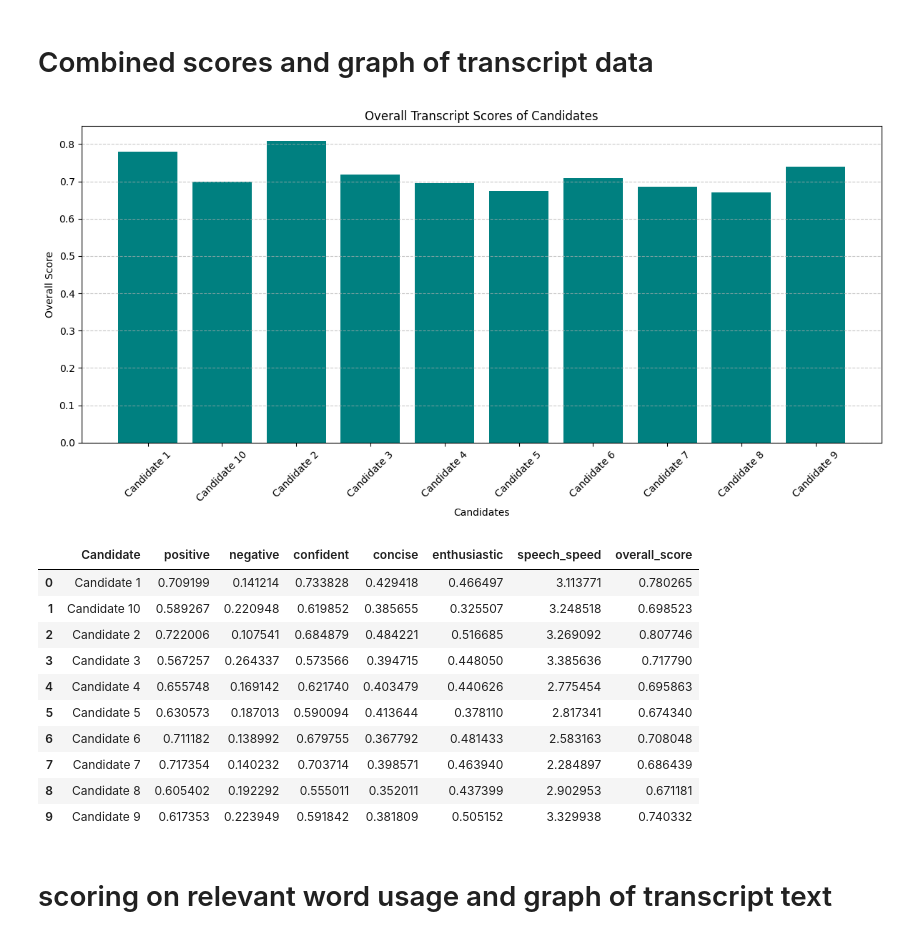
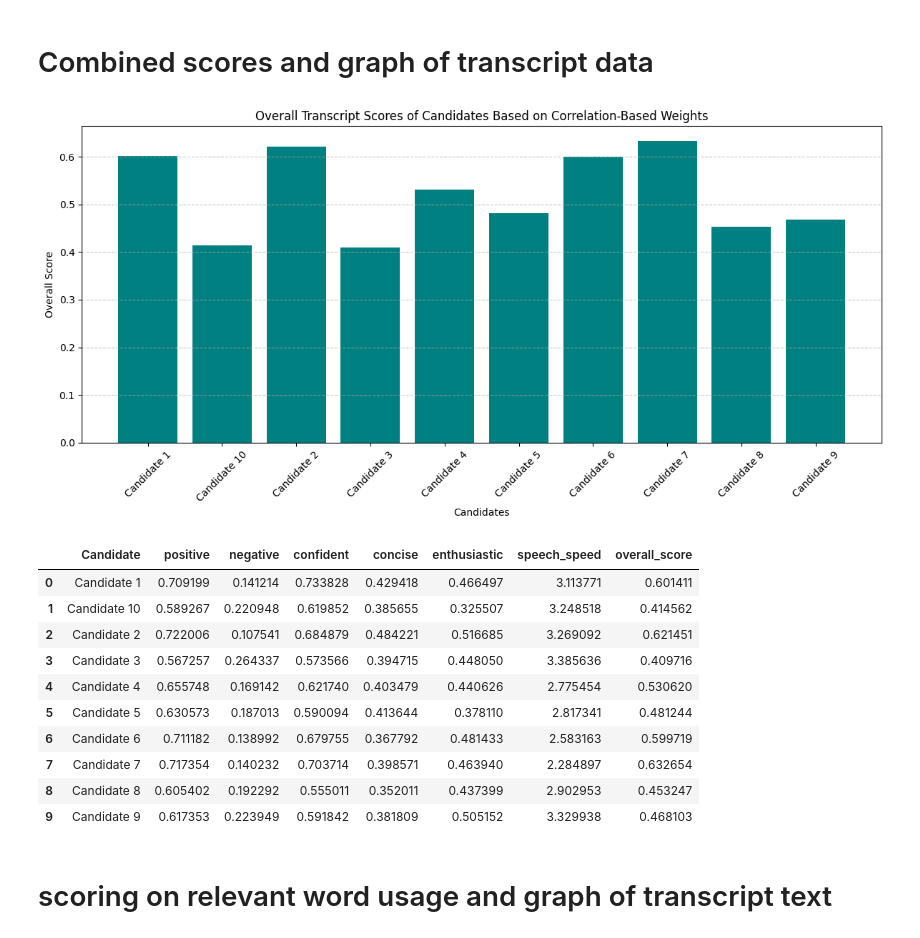
Before and after one commit to Namita-Meena/I-m-beside-you-task, a Jupyter notebook: CDC task 2.ipynb, the cells around one changed output. Saved outputs shown, nothing was run; the diff lists cells and outputs as text; code cells hidden in the pictures.

```diff
--- a/CDC task 2.ipynb
+++ b/CDC task 2.ipynb
@@ -365,6 +483,7 @@ all_candidates_scores
 # %% [markdown]
 # Combined scores and graph of transcript data
 # %%
+# Required Libraries
 import pandas as pd
 import matplotlib.pyplot as plt
 
@@ -381,54 +500,54 @@ data = {
 }
 
 # Convert the data into a DataFrame
 df = pd.DataFrame(data)
 
-# Define the weightages for each metric
+# Define the updated weightages based on the correlation values provided
 weights = {
-    'positive': 0.20,
-    'negative': -0.10,  # Inverted as lower scores are better
-    'confident': 0.25,
-    'concise': 0.15,
-    'enthusiastic': 0.20,
-    'speech_speed': 0.10  # Assuming closer to average is better, we can normalize this if needed
+    'positive': 0.346187,
+    'negative': -0.346187,  # Inverted as lower scores are better
+    'confident': 0.415442,
+    'concise': 0.297135,
+    'enthusiastic': 0.348528,
+    'speech_speed': -0.061104  # Inverted as lower correlation is better
 }
 
-# Calculate the overall score for each candidate based on weightages
+# Calculate the overall score for each candidate based on the updated weightages
 df['overall_score'] = (
     df['positive'] * weights['positive'] +
     df['negative'] * weights['negative'] +
     df['confident'] * weights['confident'] +
     df['concise'] * weights['concise'] +
     df['enthusiastic'] * weights['enthusiastic'] +
     df['speech_speed'] * weights['speech_speed']
 )
 
 # Plotting the overall scores
 plt.figure(figsize=(12, 6))
 plt.bar(df['Candidate'], df['overall_score'], color='teal')
-plt.title('Overall Transcript Scores of Candidates')
+plt.title('Overall Transcript Scores of Candidates Based on Correlation-Based Weights')
 plt.xlabel('Candidates')
 plt.ylabel('Overall Score')
 plt.xticks(rotation=45)
 plt.grid(axis='y', linestyle='--', alpha=0.7)
 plt.tight_layout()
 plt.show()
 
 # Display the DataFrame to observe detailed scores
 df
 # %% [output]
-[figure, old version]
+[figure, new version]
 |  | Candidate | positive | negative | confident | concise | enthusiastic | speech_speed | overall_score |
-| 0 | Candidate 1 | 0.709199 | 0.141214 | 0.733828 | 0.429418 | 0.466497 | 3.113771 | 0.780265 |
-| 1 | Candidate 10 | 0.589267 | 0.220948 | 0.619852 | 0.385655 | 0.325507 | 3.248518 | 0.698523 |
-| 2 | Candidate 2 | 0.722006 | 0.107541 | 0.684879 | 0.484221 | 0.516685 | 3.269092 | 0.807746 |
-| 3 | Candidate 3 | 0.567257 | 0.264337 | 0.573566 | 0.394715 | 0.448050 | 3.385636 | 0.717790 |
-| 4 | Candidate 4 | 0.655748 | 0.169142 | 0.621740 | 0.403479 | 0.440626 | 2.775454 | 0.695863 |
-| 5 | Candidate 5 | 0.630573 | 0.187013 | 0.590094 | 0.413644 | 0.378110 | 2.817341 | 0.674340 |
-| 6 | Candidate 6 | 0.711182 | 0.138992 | 0.679755 | 0.367792 | 0.481433 | 2.583163 | 0.708048 |
-| 7 | Candidate 7 | 0.717354 | 0.140232 | 0.703714 | 0.398571 | 0.463940 | 2.284897 | 0.686439 |
-| 8 | Candidate 8 | 0.605402 | 0.192292 | 0.555011 | 0.352011 | 0.437399 | 2.902953 | 0.671181 |
-| 9 | Candidate 9 | 0.617353 | 0.223949 | 0.591842 | 0.381809 | 0.505152 | 3.329938 | 0.740332 |
+| 0 | Candidate 1 | 0.709199 | 0.141214 | 0.733828 | 0.429418 | 0.466497 | 3.113771 | 0.601411 |
+| 1 | Candidate 10 | 0.589267 | 0.220948 | 0.619852 | 0.385655 | 0.325507 | 3.248518 | 0.414562 |
+| 2 | Candidate 2 | 0.722006 | 0.107541 | 0.684879 | 0.484221 | 0.516685 | 3.269092 | 0.621451 |
+| 3 | Candidate 3 | 0.567257 | 0.264337 | 0.573566 | 0.394715 | 0.448050 | 3.385636 | 0.409716 |
+| 4 | Candidate 4 | 0.655748 | 0.169142 | 0.621740 | 0.403479 | 0.440626 | 2.775454 | 0.530620 |
+| 5 | Candidate 5 | 0.630573 | 0.187013 | 0.590094 | 0.413644 | 0.378110 | 2.817341 | 0.481244 |
+| 6 | Candidate 6 | 0.711182 | 0.138992 | 0.679755 | 0.367792 | 0.481433 | 2.583163 | 0.599719 |
+| 7 | Candidate 7 | 0.717354 | 0.140232 | 0.703714 | 0.398571 | 0.463940 | 2.284897 | 0.632654 |
+| 8 | Candidate 8 | 0.605402 | 0.192292 | 0.555011 | 0.352011 | 0.437399 | 2.902953 | 0.453247 |
+| 9 | Candidate 9 | 0.617353 | 0.223949 | 0.591842 | 0.381809 | 0.505152 | 3.329938 | 0.468103 |
 # %% [markdown]
 # scoring on relevant word usage and graph of transcript text
 # %%
```
Also changed, not shown: parts of 15 cells of this notebook, 2 other files.
